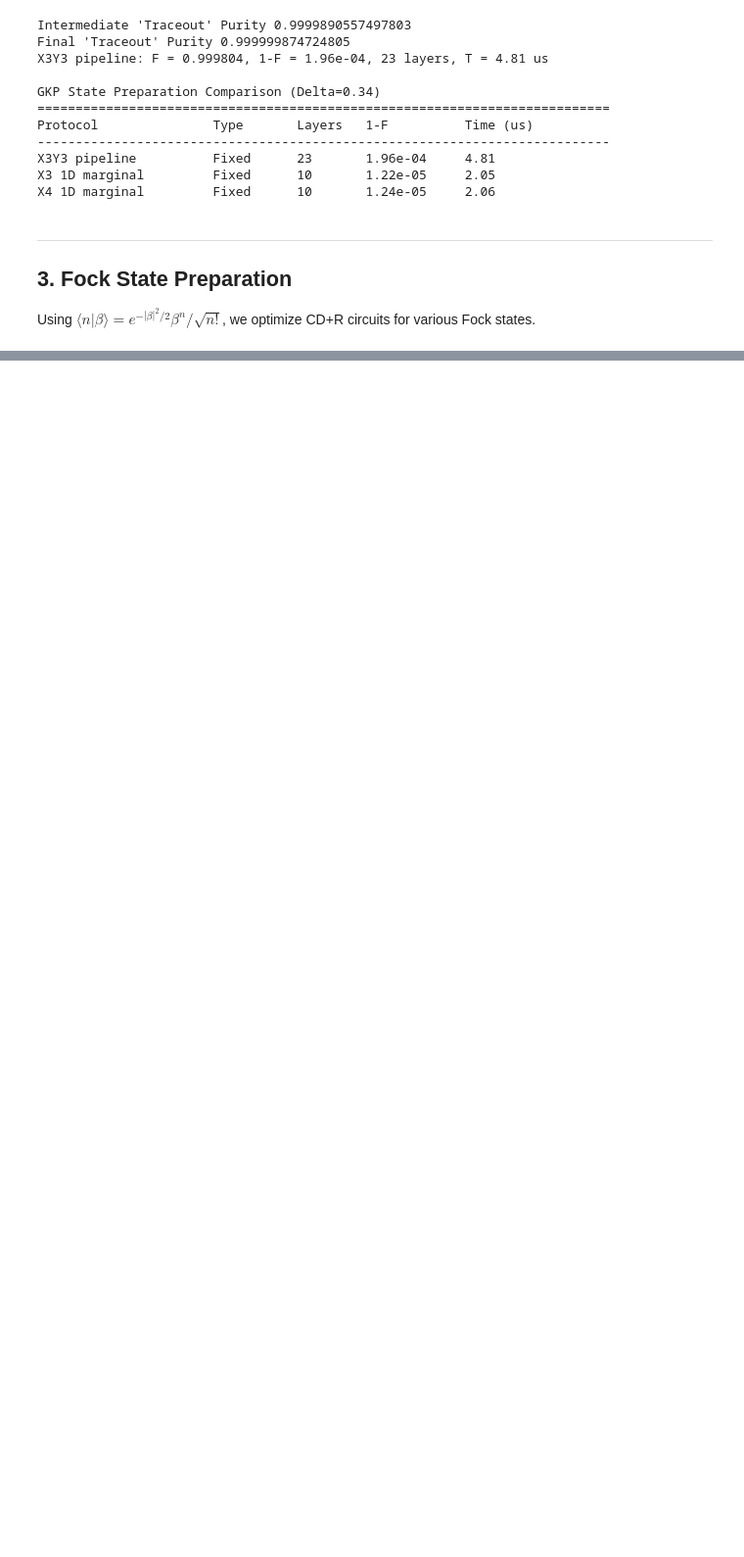
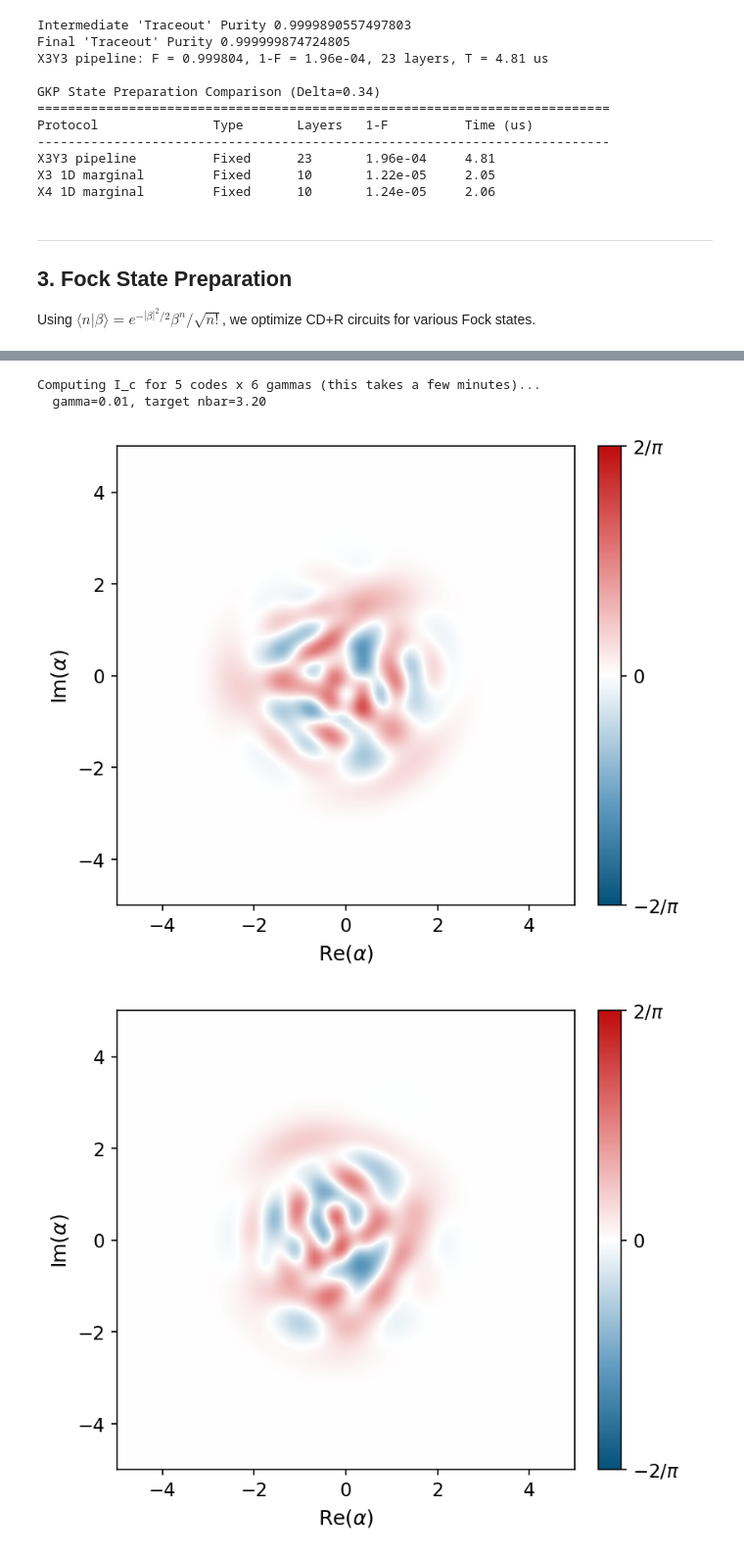
Before and after one commit to connorblake1/coherax, a Jupyter notebook: demo.ipynb, the cells around one changed output, grey strips where cells are left out. Shown at 98% size. Cells and saved outputs as stored; diff of their text form; code cells hidden in the pictures; blank space fills up the shorter version.

```diff
--- a/demo.ipynb
+++ b/demo.ipynb
@@ -655,17 +303,0 @@ print('     is a JOINT encoder-decoder effect, not purely an encoding improvemen
-# %%
-# SDP-optimal decoder comparison
-print('SDP-Optimal Decoder: I_c-opt vs F_e-opt Encodings')
-print('=' * 75)
-print(f'{"gamma":>8s} {"F_e*(I_c-opt)":>15s} {"F_e*(F_e-opt)":>15s} {"Delta":>12s}')
-print('-' * 75)
-
-gamma_strs_sdp = ['0.01', '0.05', '0.10', '0.15', '0.20', '0.30']
-for j, (g_val, gs) in enumerate(zip(gammas_fb, gamma_strs_sdp)):
-    sdp_ic = float(fb_ic_imp[f'sdp_Ic_opt_g{gs}_Fe_sdp'])
-    sdp_fe = float(fb_ic_imp[f'sdp_Fe_opt_g{gs}_Fe_sdp'])
-    delta = sdp_ic - sdp_fe
-    print(f'{g_val:>8.2f} {sdp_ic:>15.6f} {sdp_fe:>15.6f} {delta:>+12.1e}')
-
-print()
-print('Key: I_c-optimized encodings beat F_e-optimized at ALL loss rates')
-print('     when paired with SDP-optimal decoder (up to +4.8e-3 at gamma=0.15).')
@@ -721,8 +419,10 @@ print(f'    |0_L>: F_fock = {F_0L_fock:.6f} (stored: {float(fp["F_0L_fock"]):.6f
 # %%
-# 8-code I_c under pure loss — RECOMPUTED from code definitions
+# 5-code I_c under pure loss — RECOMPUTED from code definitions
 # Load stored results for cross-check
 ic_stored = np.load(f'{DATA}/Ic_comparison_results.npz', allow_pickle=True)
+fb_vac = np.load(f'{DATA}/results_vacuum.npz', allow_pickle=True)
 gammas_ic = np.array([0.01, 0.05, 0.10, 0.15, 0.20, 0.30])
+gamma_strs = ['0.01', '0.05', '0.10', '0.15', '0.20', '0.30']
 nbar_targets = ic_stored['nbar_targets']
 
 # Construct all 8 codes and compute I_c at each gamma
@@ -738,12 +438,12 @@ for j, gam in enumerate(gammas_ic):
     # 0: Hex GKP
     delta_hex = find_gkp_delta_for_nbar(nbar, lattice="hex")
     l0, l1 = gkp_hex(delta_hex)
-    Ic_all[0, j] = coherent_info_from_coherent_kets(l0, l1, gam, loss_rank=15)
+    Ic_all[0, j] = pureloss_coherent_info_from_coherent_kets(l0, l1, gam, loss_rank=15)
 
     # 1: Square GKP (coherent-basis)
     delta_sq = find_gkp_delta_for_nbar(nbar, lattice="square")
     l0, l1 = gkp_square(delta_sq)
-    Ic_all[1, j] = coherent_info_from_coherent_kets(l0, l1, gam, loss_rank=15)
+    Ic_all[1, j] = pureloss_coherent_info_from_coherent_kets(l0, l1, gam, loss_rank=15)
 
     # 2: Floating-basis (NC=10, F_e-optimized)
     gs = gamma_strs[j]
@@ -751,7 +451,7 @@ for j, gam in enumerate(gammas_ic):
     ds0 = jnp.array(fb_vac[f'nc10_g{gs}_ds0'])
     cs1 = jnp.array(fb_vac[f'nc10_g{gs}_cs1'])
     ds1 = jnp.array(fb_vac[f'nc10_g{gs}_ds1'])
-    Ic_all[2, j] = coherent_info_from_coherent_kets(
+    Ic_all[2, j] = pureloss_coherent_info_from_coherent_kets(
         CoherentKet(cs0, ds0), CoherentKet(cs1, ds1), gam, loss_rank=15)
 
     dq.plot.wigner(CoherentKet(cs0, ds0).to_fock_basis())
@@ -763,53 +463,44 @@ for j, gam in enumerate(gammas_ic):
     delta_singh = find_gkp_delta_for_nbar(nbar, lattice="hex")  # match nbar via hex delta
     psi0_sg = singh_gkp_gaussian(0, delta_singh)
     psi1_sg = singh_gkp_gaussian(1, delta_singh)
-    Ic_all[3, j] = coherent_info_from_kets(psi0_sg, psi1_sg, gam, loss_rank=15)
+    Ic_all[3, j] = pureloss_coherent_info_from_kets(psi0_sg, psi1_sg, gam, loss_rank=15)
 
     # 4: Singh Binomial GKP
     psi0_sb = singh_gkp_binomial(0, delta_singh)
     psi1_sb = singh_gkp_binomial(1, delta_singh)
-    Ic_all[4, j] = coherent_info_from_kets(psi0_sb, psi1_sb, gam, loss_rank=15)
-
-    # 5: Binomial (fixed)
-    l0_b, l1_b = binomial_order1()
-    Ic_all[5, j] = coherent_info_from_coherent_kets(l0_b, l1_b, gam, loss_rank=15)
-
-    # 6: 4-leg cat
-    alpha4 = find_cat_alpha_for_nbar(nbar, legs=4)
-    l0_c4, l1_c4 = cat_4leg(alpha4)
-    Ic_all[6, j] = coherent_info_from_coherent_kets(l0_c4, l1_c4, gam, loss_rank=15)
-
-    # 7: 2-leg cat
-    alpha2 = find_cat_alpha_for_nbar(nbar, legs=2)
-    l0_c2, l1_c2 = cat_2leg(alpha2)
-    Ic_all[7, j] = coherent_info_from_coherent_kets(l0_c2, l1_c2, gam, loss_rank=15)
+    Ic_all[4, j] = pureloss_coherent_info_from_kets(psi0_sb, psi1_sb, gam, loss_rank=15)
 
 # Table
 print('\nCoherent Information Under Pure Loss (8 Codes) — RECOMPUTED')
 print('=' * 100)
 header = f'{"Code":<18s}'
 for g_val in gammas_ic:
     header += f'{g_val:>10.2f}'
 print(header)
 print('-' * 100)
 styles = ['g^-', 'gs--', 'ko-', 'c>-', 'c<--']# 'bs-', 'rD-', 'mv-']
 for i, name in enumerate(code_names):
     row = f'{name:<18s}'
     for v in Ic_all[i]:
         row += f'{v:>10.4f}'
     print(row)
 
 # Plot
 fig, ax = plt.subplots(figsize=(8, 5.5))
 for i, (name, style) in enumerate(zip(code_names, styles)):
     ax.plot(gammas_ic, Ic_all[i], style, label=name, markersize=6)
 ax.set_xlabel('Loss rate $\\gamma$',fontsize=14)
 ax.set_ylabel('Coherent information $I_c$ (qubits)',fontsize=14)
 ax.set_title('Coherent Information: 5 Bosonic Codes Under Pure Loss')
 ax.legend(loc='lower left', fontsize=9, ncol=2)
 ax.grid(True, alpha=0.3)
 ax.set_ylim([0.5, 1.05])
 plt.tight_layout()
 plt.savefig(f'{FIGS}/fig_aggregated_Ic.pdf',
             bbox_inches='tight', dpi=150)
 plt.show()
+# %% [output]
+Computing I_c for 5 codes x 6 gammas (this takes a few minutes)...
+  gamma=0.01, target nbar=3.20
+[figure, added]
+[figure, added]
```
Also changed, not shown: parts of 34 cells of this notebook, 4 other files.
